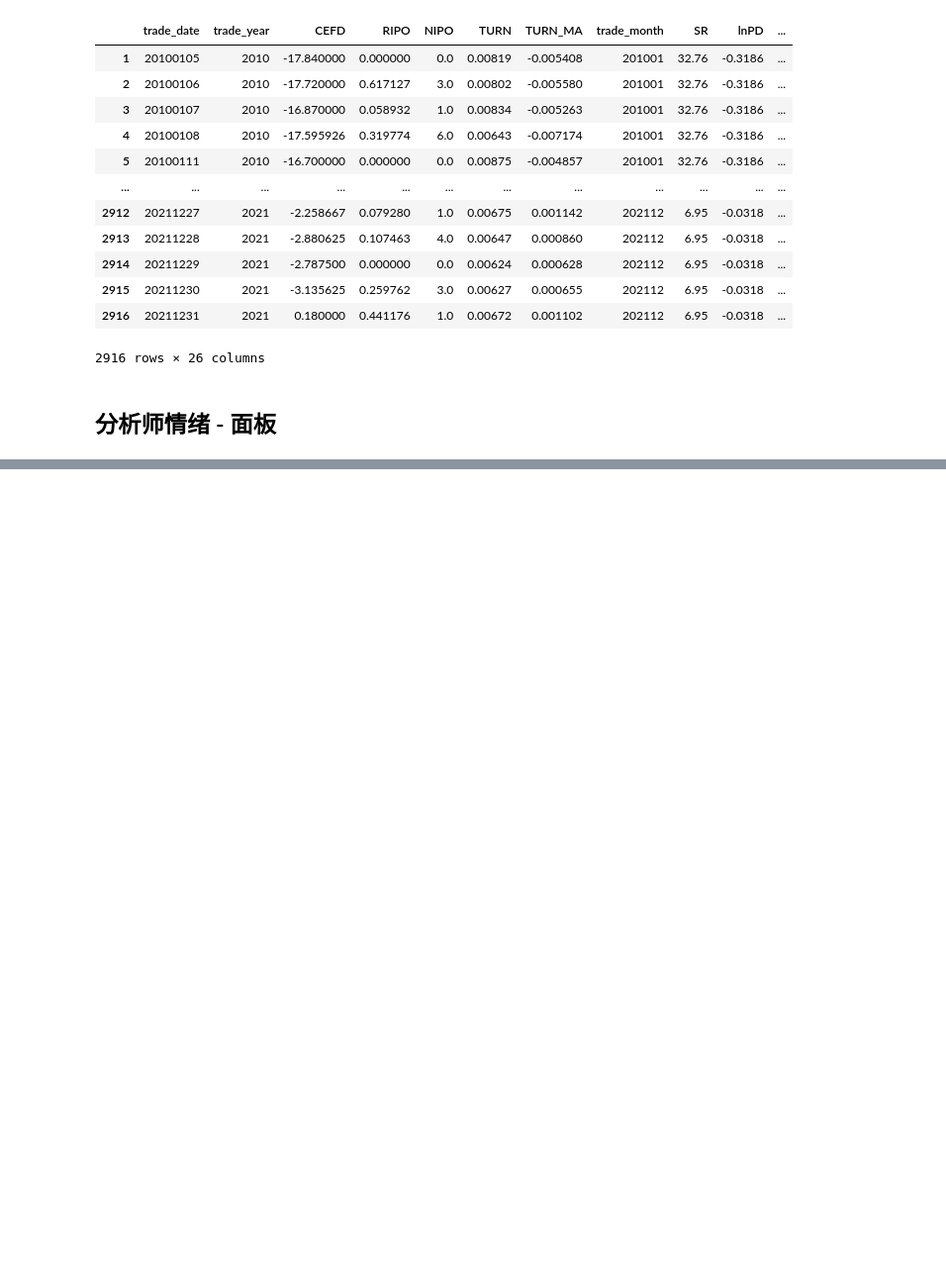
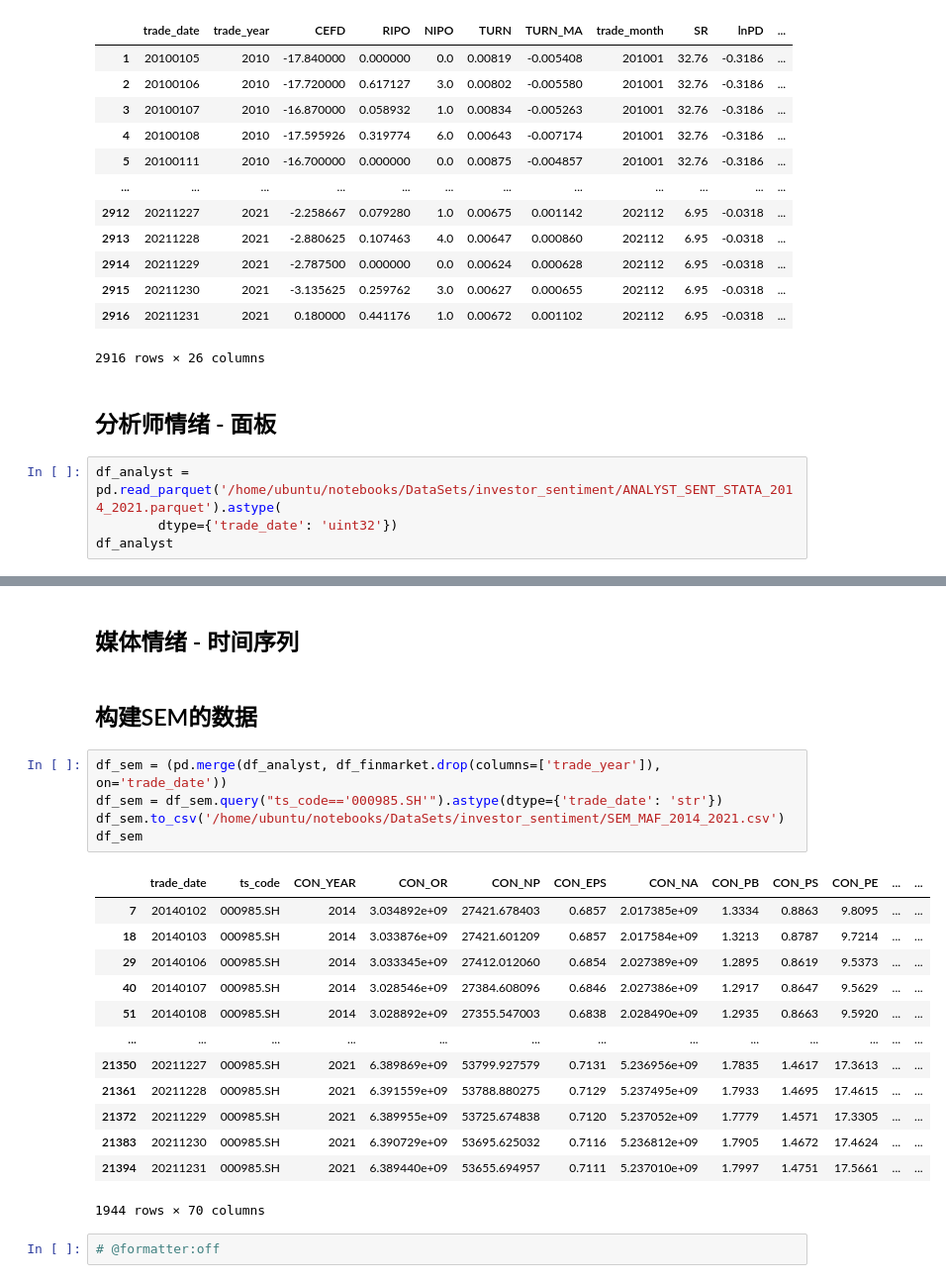
Before and after one commit to Colin-Bao/Investor-Sentiment, a Jupyter notebook: notebooks/IS-Data.ipynb, the cells around one changed output, grey strips where cells are left out. Shown at 99% size. Cells and saved outputs as stored; diff of their text form; blank space fills up the shorter version.

```diff
--- a/notebooks/IS-Data.ipynb
+++ b/notebooks/IS-Data.ipynb
@@ -30,3 +55,7 @@ df_finmarket
 2916 rows × 26 columns
 # %% [markdown]
 ## 分析师情绪 - 面板
+# %%
+df_analyst = pd.read_parquet('/home/ubuntu/notebooks/DataSets/investor_sentiment/ANALYST_SENT_STATA_2014_2021.parquet').astype(
+        dtype={'trade_date': 'uint32'})
+df_analyst
@@ -48,0 +96,25 @@ pd.read_parquet('/home/ubuntu/notebooks/DataSets/investor_sentiment/ANALYST_SENT
+# %% [markdown]
+## 媒体情绪 - 时间序列
+# %% [markdown]
+## 构建SEM的数据
+# %%
+df_sem = (pd.merge(df_analyst, df_finmarket.drop(columns=['trade_year']), on='trade_date'))
+df_sem = df_sem.query("ts_code=='000985.SH'").astype(dtype={'trade_date': 'str'})
+df_sem.to_csv('/home/ubuntu/notebooks/DataSets/investor_sentiment/SEM_MAF_2014_2021.csv')
+df_sem
+# %% [output]
+|  | trade_date | ts_code | CON_YEAR | CON_OR | CON_NP | CON_EPS | CON_NA | CON_PB | CON_PS | CON_PE | ... | ... |
+| 7 | 20140102 | 000985.SH | 2014 | 3.034892e+09 | 27421.678403 | 0.6857 | 2.017385e+09 | 1.3334 | 0.8863 | 9.8095 | ... | ... |
+| 18 | 20140103 | 000985.SH | 2014 | 3.033876e+09 | 27421.601209 | 0.6857 | 2.017584e+09 | 1.3213 | 0.8787 | 9.7214 | ... | ... |
+| 29 | 20140106 | 000985.SH | 2014 | 3.033345e+09 | 27412.012060 | 0.6854 | 2.027389e+09 | 1.2895 | 0.8619 | 9.5373 | ... | ... |
+| 40 | 20140107 | 000985.SH | 2014 | 3.028546e+09 | 27384.608096 | 0.6846 | 2.027386e+09 | 1.2917 | 0.8647 | 9.5629 | ... | ... |
+| 51 | 20140108 | 000985.SH | 2014 | 3.028892e+09 | 27355.547003 | 0.6838 | 2.028490e+09 | 1.2935 | 0.8663 | 9.5920 | ... | ... |
+| ... | ... | ... | ... | ... | ... | ... | ... | ... | ... | ... | ... | ... |
+| 21350 | 20211227 | 000985.SH | 2021 | 6.389869e+09 | 53799.927579 | 0.7131 | 5.236956e+09 | 1.7835 | 1.4617 | 17.3613 | ... | ... |
+| 21361 | 20211228 | 000985.SH | 2021 | 6.391559e+09 | 53788.880275 | 0.7129 | 5.237495e+09 | 1.7933 | 1.4695 | 17.4615 | ... | ... |
+| 21372 | 20211229 | 000985.SH | 2021 | 6.389955e+09 | 53725.674838 | 0.7120 | 5.237052e+09 | 1.7779 | 1.4571 | 17.3305 | ... | ... |
+| 21383 | 20211230 | 000985.SH | 2021 | 6.390729e+09 | 53695.625032 | 0.7116 | 5.236812e+09 | 1.7905 | 1.4672 | 17.4624 | ... | ... |
+| 21394 | 20211231 | 000985.SH | 2021 | 6.389440e+09 | 53655.694957 | 0.7111 | 5.237010e+09 | 1.7997 | 1.4751 | 17.5661 | ... | ... |
+1944 rows × 70 columns
+# %%
+# @formatter:off
```
Also changed, not shown: parts of 5 cells of this notebook, 2 other files.
